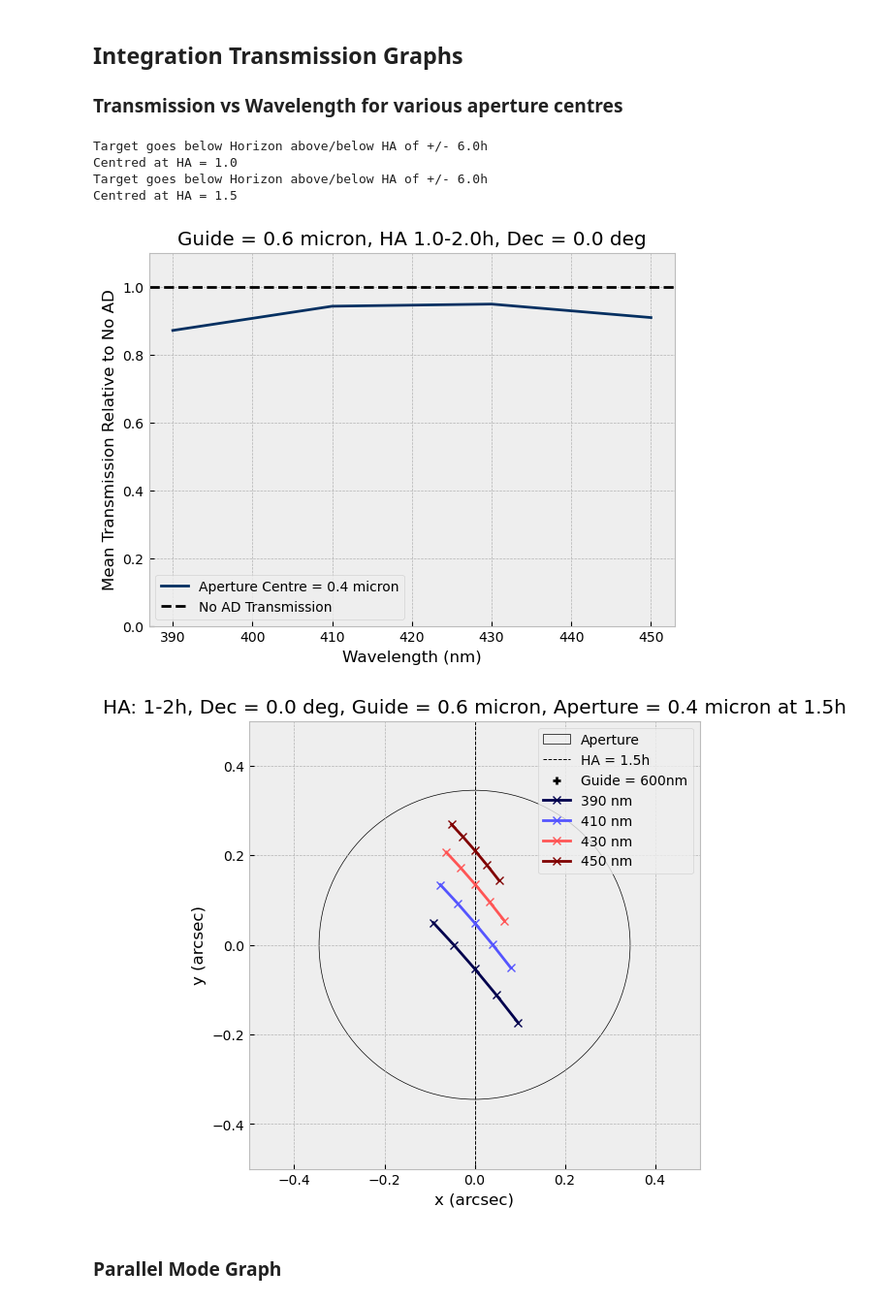
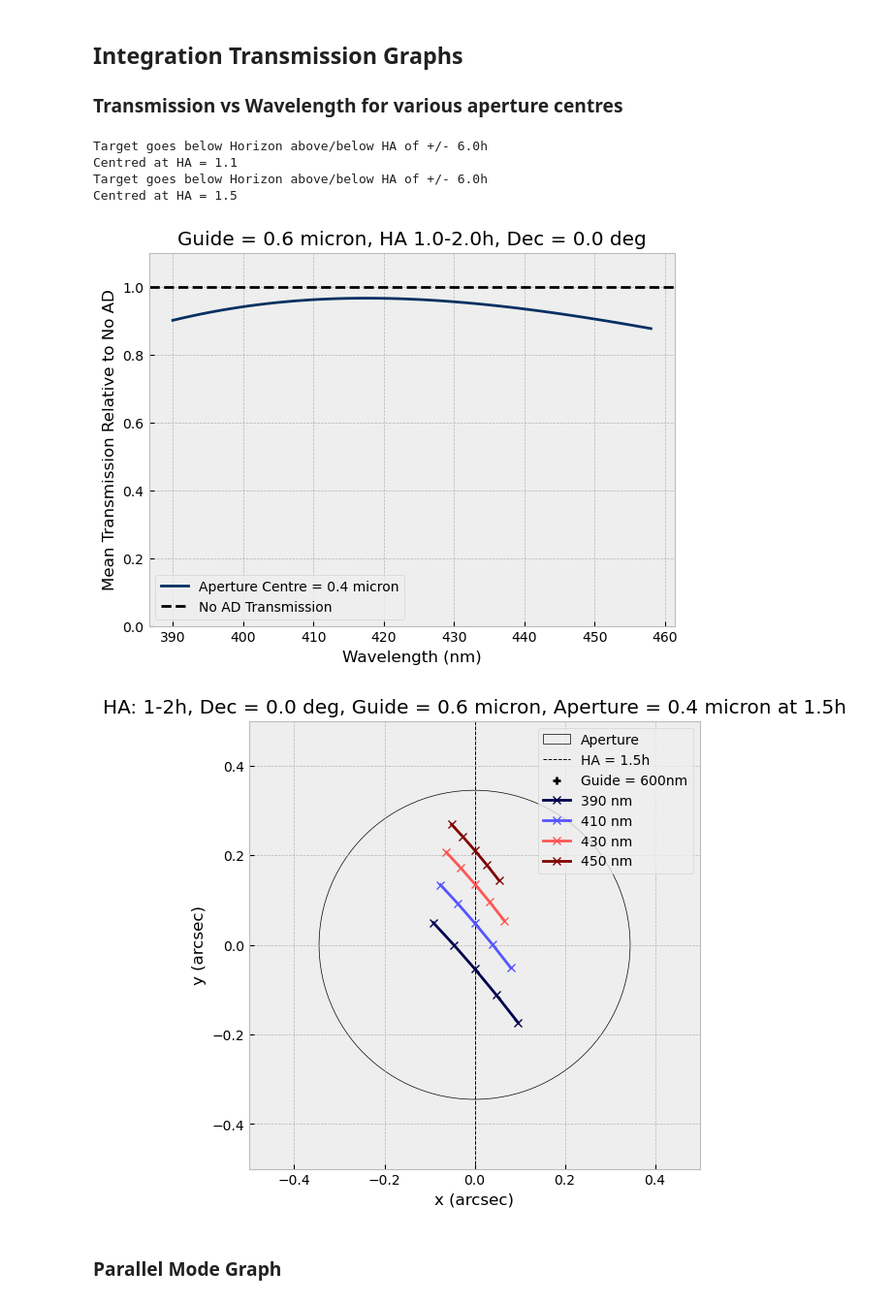
Before and after one commit to JamianStephan/MOSAIC-AD-Analysis, a Jupyter notebook: Main-Version/Integration Graphs.ipynb, the cells around one changed output. Shown at 97% size. Cells and saved outputs as stored; diff of their text form; code cells hidden in the pictures.

```diff
--- a/Main-Version/Integration Graphs.ipynb
+++ b/Main-Version/Integration Graphs.ipynb
@@ -95,32 +113,39 @@ def plot_integ_trans(analysis,guide,aperture_centres,parallatic=True,normalise="
 # %%
 #Following is what is needed to plot the Trans vs Wavelength graphs for various aperture centres
 #VIS
 analysis=AD_analysis()
-analysis.load_band('LR','VIS','B','B',sampling=20*u.nm) #Change for wanted observing mode
+analysis.load_band('LR','VIS','B','B',sampling=1*u.nm) #Change for wanted observing mode
 
 #HA:
 targ_dec=0*u.deg
-analysis.load_airmasses(HA_range=np.linspace(1,2,5),targ_dec=targ_dec)
+analysis.load_airmasses(HA_range=np.linspace(1,2,21),targ_dec=targ_dec)
 
 #Aperture values to use:
 aperture_centres=[.4]*u.micron
+
+#Need to generate the apertures
 analysis.make_aperture("hexagons",method="numerical moffat")
 
 #Guide in NIR:
 guide=.6 * u.micron
-plot_integ_trans(analysis,guide,aperture_centres,centring=0)
 
+#Function generates shifts and transmissions, and creates a plot for the WL vs Trans described above
+plot_integ_trans(analysis,guide,aperture_centres,centring=2)
+
+
+#Following set of functions do the same but create a track plot
+#load_band, and load_airmasses are repeated as we most likely want a plot with less information (lower sampling and less HA values)
 analysis=AD_analysis()
 analysis.load_band('LR','VIS','B','B',sampling=20*u.nm) #Change for wanted observing mode
 analysis.load_airmasses(HA_range=[1,1.25,1.5,1.75,2],targ_dec=targ_dec)
 analysis.calculate_shifts(guide,aperture_centres[0],centring_index=2)
 int_analysis.track_plot(analysis,y_axis="centring")
 # %% [output]
 Target goes below Horizon above/below HA of +/- 6.0h
-Centred at HA = 1.0
+Centred at HA = 1.1
 Target goes below Horizon above/below HA of +/- 6.0h
 Centred at HA = 1.5
-[figure, old version]
+[figure, new version]
 [figure]
 # %% [markdown]
 ### Parallel Mode Graph
```
Also changed, not shown: parts of 5 cells of this notebook, 2 other files.
